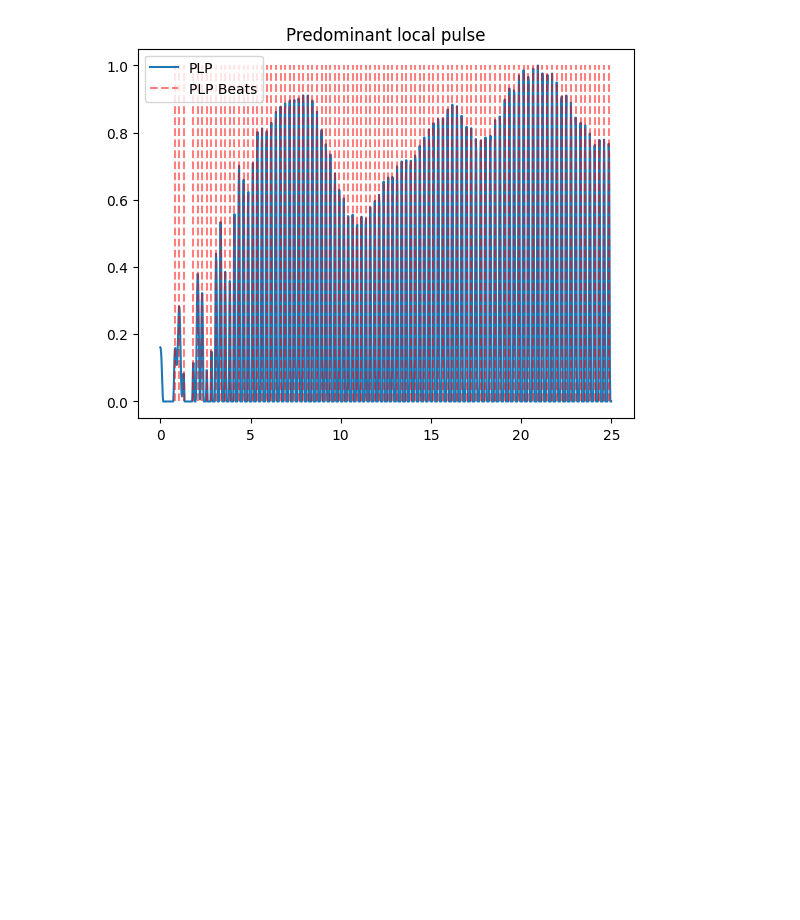
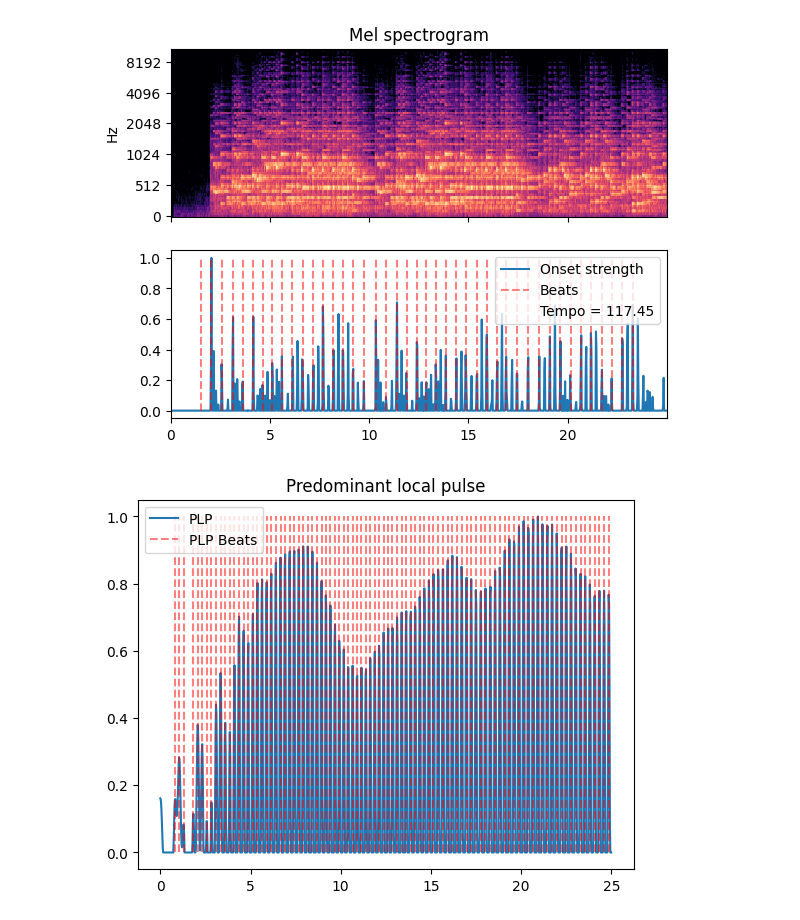
Before and after one commit to TrangDuLam/NTHU_Music_AI_Tools, a Jupyter notebook: part3_dev.ipynb, the cells around one changed output. Saved outputs shown, nothing was run; the diff lists cells and outputs as text; code cells hidden in the pictures; blank space fills up the shorter version.

```diff
--- a/part3_dev.ipynb
+++ b/part3_dev.ipynb
@@ -11,6 +11,46 @@ import scipy
 import soundfile as sf
 # %%
 y, sr = librosa.load("./Mozart_Turkish_March.wav", duration=25)
+# %%
+def beat_analysis(y: npt.ArrayLike, sr:int, write_to_wav: bool = True, spec_type: str = 'mel', spec_hop_length: int = 512) :
+
+    fig, ax = plt.subplots(nrows=2, sharex=True)
+    onset_env = librosa.onset.onset_strength(y=y, sr=sr, aggregate=np.median)
+    tempo, beats = librosa.beat.beat_track(onset_envelope=onset_env, sr=sr)
+    times = librosa.times_like(onset_env, sr=sr, hop_length=spec_hop_length)
+
+    if spec_type == 'mel':
+
+        M = librosa.feature.melspectrogram(y=y, sr=sr, hop_length=spec_hop_length)
+        librosa.display.specshow(librosa.power_to_db(M, ref=np.max),
+                                 y_axis='mel', x_axis='time', hop_length=spec_hop_length,
+                                 ax=ax[0])
+        ax[0].label_outer()
+        ax[0].set(title='Mel spectrogram')
+
+    if spec_type == 'stft':
+
+        S = np.abs(librosa.stft(y))
+        img = librosa.display.specshow(librosa.amplitude_to_db(S, ref=np.max),
+                                       y_axis='log', x_axis='time', ax=ax[0])
+
+        ax[0].label_outer()
+        ax[0].set_title('Power spectrogram')
+        fig.colorbar(img, ax=ax[0], format="%+2.0f dB")
+
+    ax[1].plot(times, librosa.util.normalize(onset_env), label='Onset strength')
+    ax[1].vlines(times[beats], 0, 1, alpha=0.5, color='r', linestyle='--', label='Beats')
+    tempoString = 'Tempo = %.2f'% (tempo)
+    ax[1].plot([], [], ' ', label = tempoString)
+    ax[1].legend()
+
+    if write_to_wav :
+        y_beats = librosa.clicks(frames=beats, sr=sr, length=len(y))
+        sf.write('stereo_file.wav', y+y_beats, sr, subtype='PCM_24')
+# %%
+beat_analysis(y, sr)
+# %% [output]
+[figure, added]
 # %%
 def onsets_detection(y: npt.ArrayLike, sr: int, write_to_wav: bool = True) -> None :
 
```
Also changed, not shown: 2 other files.
